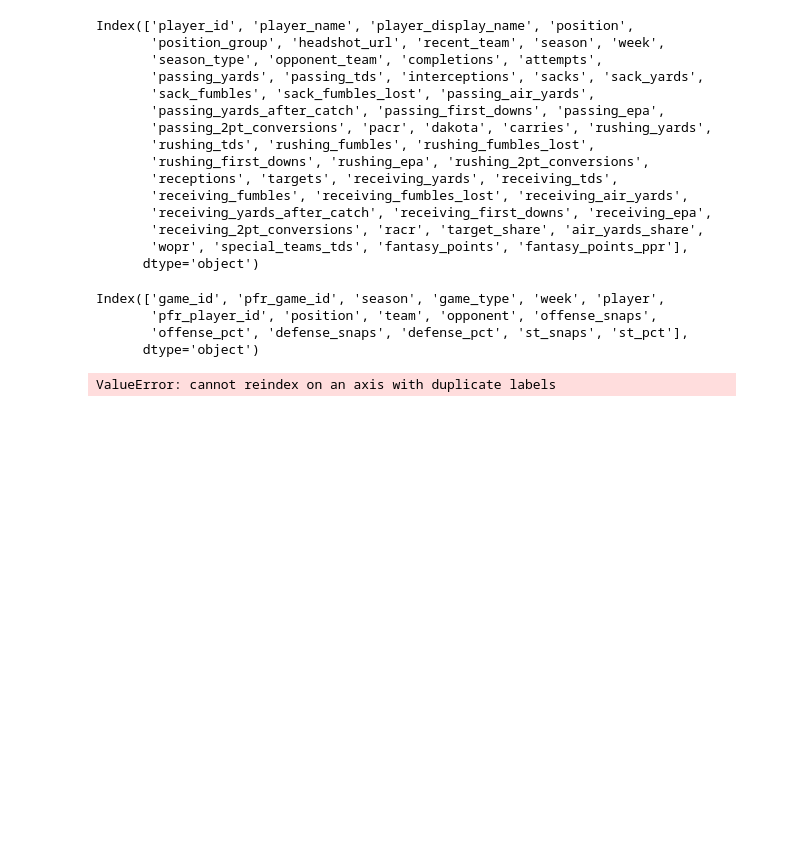
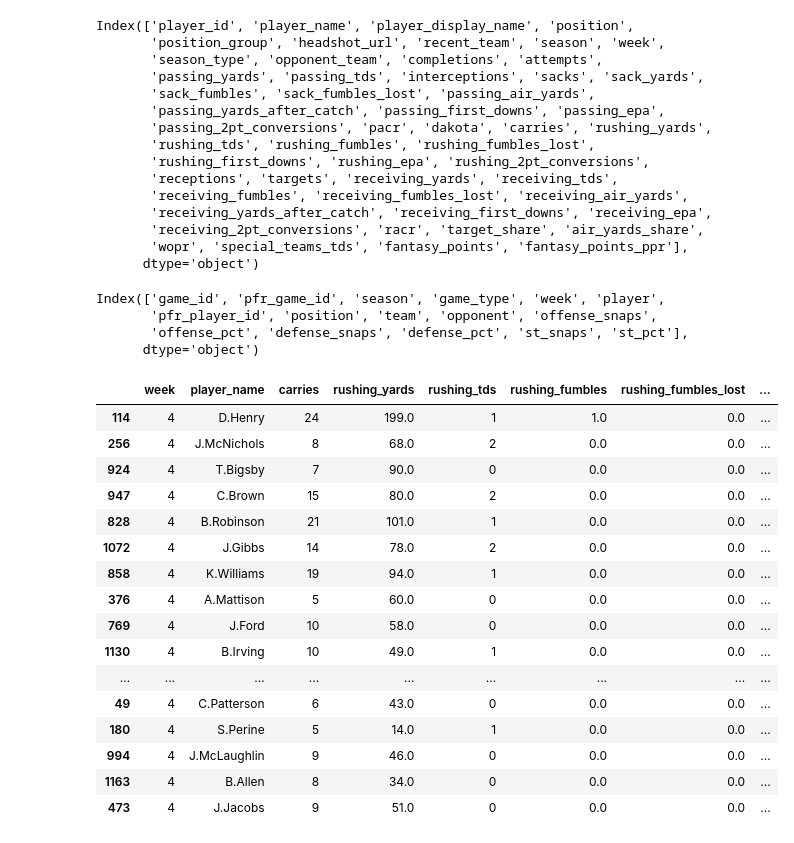
Before and after one commit to HelloHowAreYouHaveANiceDay/ff_page, a Jupyter notebook: data/snap_counts.ipynb, the cells around one changed output. Cells and saved outputs as stored; diff of their text form; code cells hidden in the pictures; blank space fills up the shorter version.

```diff
--- a/data/snap_counts.ipynb
+++ b/data/snap_counts.ipynb
@@ -85,27 +98,42 @@ Index(['game_id', 'pfr_game_id', 'season', 'game_type', 'week', 'player',
 # %%
 # player with the highest wopr
 rb_stats = stats[stats['position'] == 'RB'][[
     'week',
     'player_name',
-    'carries',
-    'rushing_epa',
     'carries',
     'rushing_yards',
     'rushing_tds',
     'rushing_fumbles',
     'rushing_fumbles_lost',
     'rushing_first_downs',
     'rushing_epa',
     'rushing_2pt_conversions',
     'receptions',
     'targets'
 ]]
-# rb_stats['rank'] = rb_stats['carries'].rank(method='min', ascending=False)
+rb_stats['carries_rank'] = rb_stats['carries'].rank(
+    method='min', ascending=False)
 rb_stats['ypc'] = rb_stats['rushing_yards'] / rb_stats['carries']
 # calculate week over week change of first downs
 rb_stats['first_down_change'] = rb_stats.groupby(
     'player_name')['rushing_first_downs'].diff()
-rb_stats_sorted = rb_stats.sort_values('rushing_yards', ascending=False)
-rb_stats_sorted[qb_stats_sorted['week'] == 4]
+rb_stats_sorted = rb_stats.sort_values('rushing_epa', ascending=False)
+rb_stats_sorted[rb_stats_sorted['week'] == 4].head(20)
 # %% [output]
-ValueError: cannot reindex on an axis with duplicate labels
+|  | week | player_name | carries | rushing_yards | rushing_tds | rushing_fumbles | rushing_fumbles_lost | ... |
+| 114 | 4 | D.Henry | 24 | 199.0 | 1 | 1.0 | 0.0 | ... |
+| 256 | 4 | J.McNichols | 8 | 68.0 | 2 | 0.0 | 0.0 | ... |
+| 924 | 4 | T.Bigsby | 7 | 90.0 | 0 | 0.0 | 0.0 | ... |
+| 947 | 4 | C.Brown | 15 | 80.0 | 2 | 0.0 | 0.0 | ... |
+| 828 | 4 | B.Robinson | 21 | 101.0 | 1 | 0.0 | 0.0 | ... |
+| 1072 | 4 | J.Gibbs | 14 | 78.0 | 2 | 0.0 | 0.0 | ... |
+| 858 | 4 | K.Williams | 19 | 94.0 | 1 | 0.0 | 0.0 | ... |
+| 376 | 4 | A.Mattison | 5 | 60.0 | 0 | 0.0 | 0.0 | ... |
+| 769 | 4 | J.Ford | 10 | 58.0 | 0 | 0.0 | 0.0 | ... |
+| 1130 | 4 | B.Irving | 10 | 49.0 | 1 | 0.0 | 0.0 | ... |
+| ... | ... | ... | ... | ... | ... | ... | ... | ... |
+| 49 | 4 | C.Patterson | 6 | 43.0 | 0 | 0.0 | 0.0 | ... |
+| 180 | 4 | S.Perine | 5 | 14.0 | 1 | 0.0 | 0.0 | ... |
+| 994 | 4 | J.McLaughlin | 9 | 46.0 | 0 | 0.0 | 0.0 | ... |
+| 1163 | 4 | B.Allen | 8 | 34.0 | 0 | 0.0 | 0.0 | ... |
+| 473 | 4 | J.Jacobs | 9 | 51.0 | 0 | 0.0 | 0.0 | ... |
```
Also changed, not shown: parts of 6 cells of this notebook, 14 other files.
